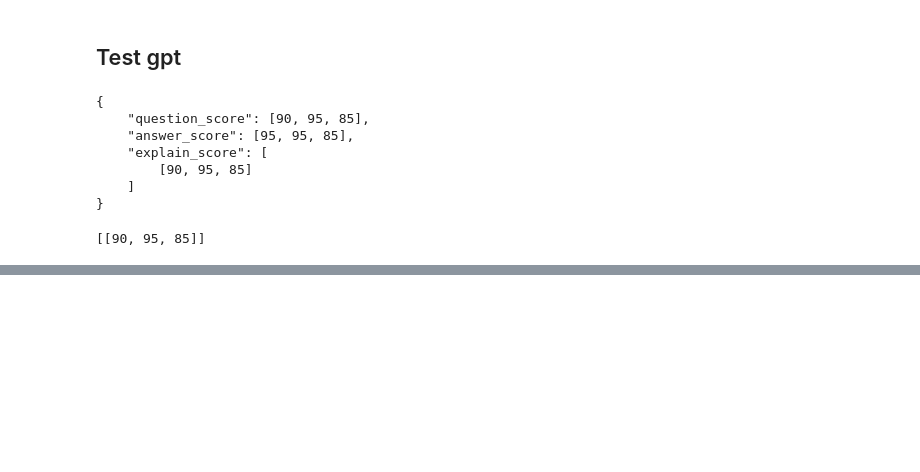
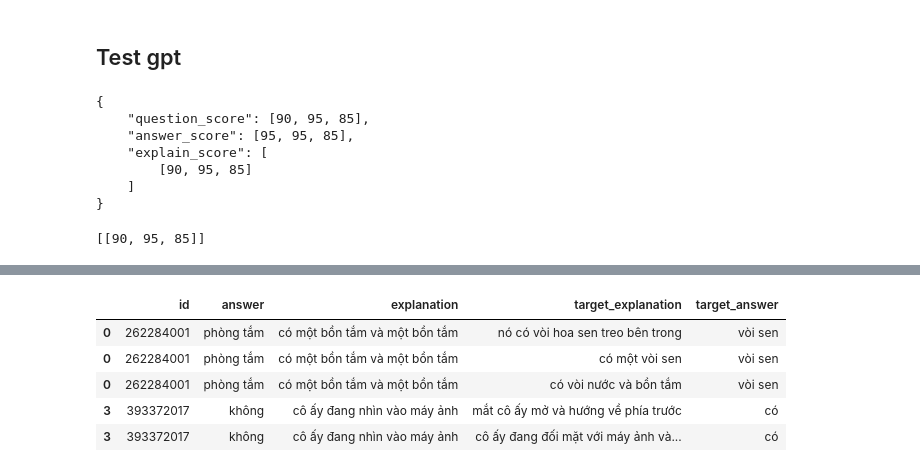
Before and after one commit to wjnwjn59/ViCLEVR-X, a Jupyter notebook: data_processing/notebook.ipynb, the cells around one changed output, grey strips where cells are left out. Saved outputs shown, nothing was run; the diff lists cells and outputs as text; code cells hidden in the pictures; blank space fills up the shorter version.

Commit message:
Finish post processing with data 2.0

```diff
--- a/data_processing/notebook.ipynb
+++ b/data_processing/notebook.ipynb
@@ -603,0 +579,45 @@ Explanation: 54754
+# %%
+import pandas as pd
+test_file = '/home/VLAI/binhdt/OFA-X/data/vqax/vqaX_test_translated.tsv'
+test_df = pd.read_csv(test_file, sep='\t', header=None, names=['question_id', 'img_id', 'question', 'conf|!+answer', 'explanation', 'empty', 'base64_encoded_image'])
+# %%
+import json
+import os
+import pandas as pd
+test_predict_file = '/home/VLAI/binhdt/OFA-X/results/eval_test/test_predict.json'
+with open(test_predict_file, 'r', encoding='utf-8') as f:
+    test_predict = json.load(f)
+
+predict_df = pd.DataFrame(test_predict)
+predict_df.drop(columns=['target_explanation'], inplace=True)
+grouped_target = test_df[['question_id', 'explanation']].groupby('question_id')['explanation'].apply(list).reset_index()
+
+# Chuyển 'question_id' thành 'id' để có thể merge với 'predict_df'
+grouped_target = grouped_target.rename(columns={'question_id': 'id'})
+
+# Convert 'id' columns to the same data type
+grouped_target['id'] = grouped_target['id'].astype(str)
+predict_df['id'] = predict_df['id'].astype(str)
+
+# Merge các câu giải thích từ test.tsv vào prediction df
+merged_df = pd.merge(predict_df, grouped_target, how='left', on='id')
+
+# "Explode" cột 'target_explanation' để mỗi hàng chỉ chứa một giải thích
+merged_df = merged_df.explode('explanation_y')
+
+# Đặt lại tên cột để cột 'explanation_y' trở thành 'target_explanation'
+merged_df = merged_df.rename(columns={'explanation_y': 'target_explanation'})
+merged_df = merged_df.rename(columns={'explanation_x': 'explanation'})
+merged_df['explanation'] = merged_df['explanation'].apply(lambda x: x.lstrip("vì "))
+# target_answer
+merged_df['target_answer'] = test_df['conf|!+answer'].apply(lambda x: x.split('|!+')[1])
+# drop duplicate
+merged_df = merged_df.drop_duplicates(subset=['id', 'answer', 'explanation', 'target_explanation'])
+merged_df.head()
+# %% [output]
+|  | id | answer | explanation | target_explanation | target_answer |
+| 0 | 262284001 | phòng tắm | có một bồn tắm và một bồn tắm | nó có vòi hoa sen treo bên trong | vòi sen |
+| 0 | 262284001 | phòng tắm | có một bồn tắm và một bồn tắm | có một vòi sen | vòi sen |
+| 0 | 262284001 | phòng tắm | có một bồn tắm và một bồn tắm | có vòi nước và bồn tắm | vòi sen |
+| 3 | 393372017 | không | cô ấy đang nhìn vào máy ảnh | mắt cô ấy mở và hướng về phía trước | có |
+| 3 | 393372017 | không | cô ấy đang nhìn vào máy ảnh | cô ấy đang đối mặt với máy ảnh và... | có |
```
Also changed, not shown: parts of 17 cells of this notebook, 4 other files.
